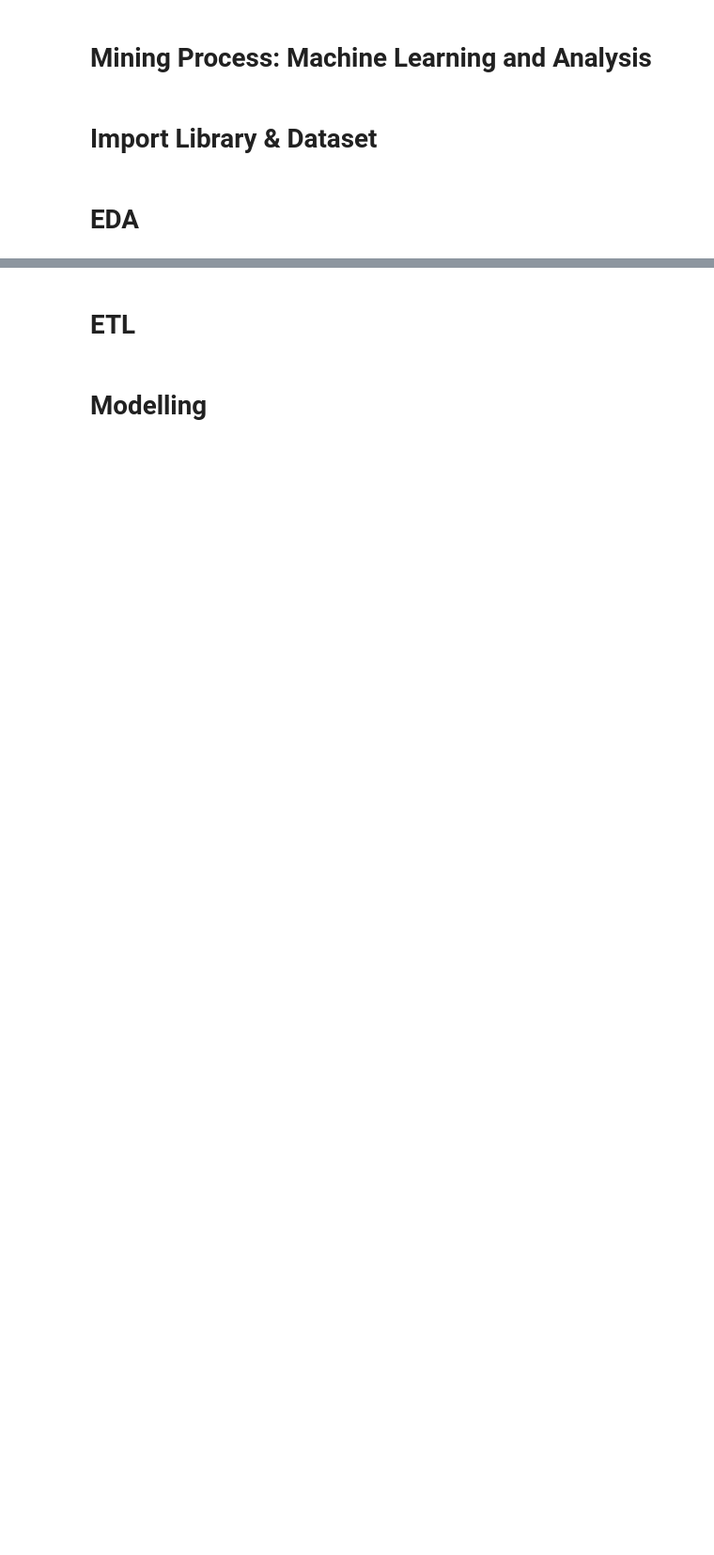
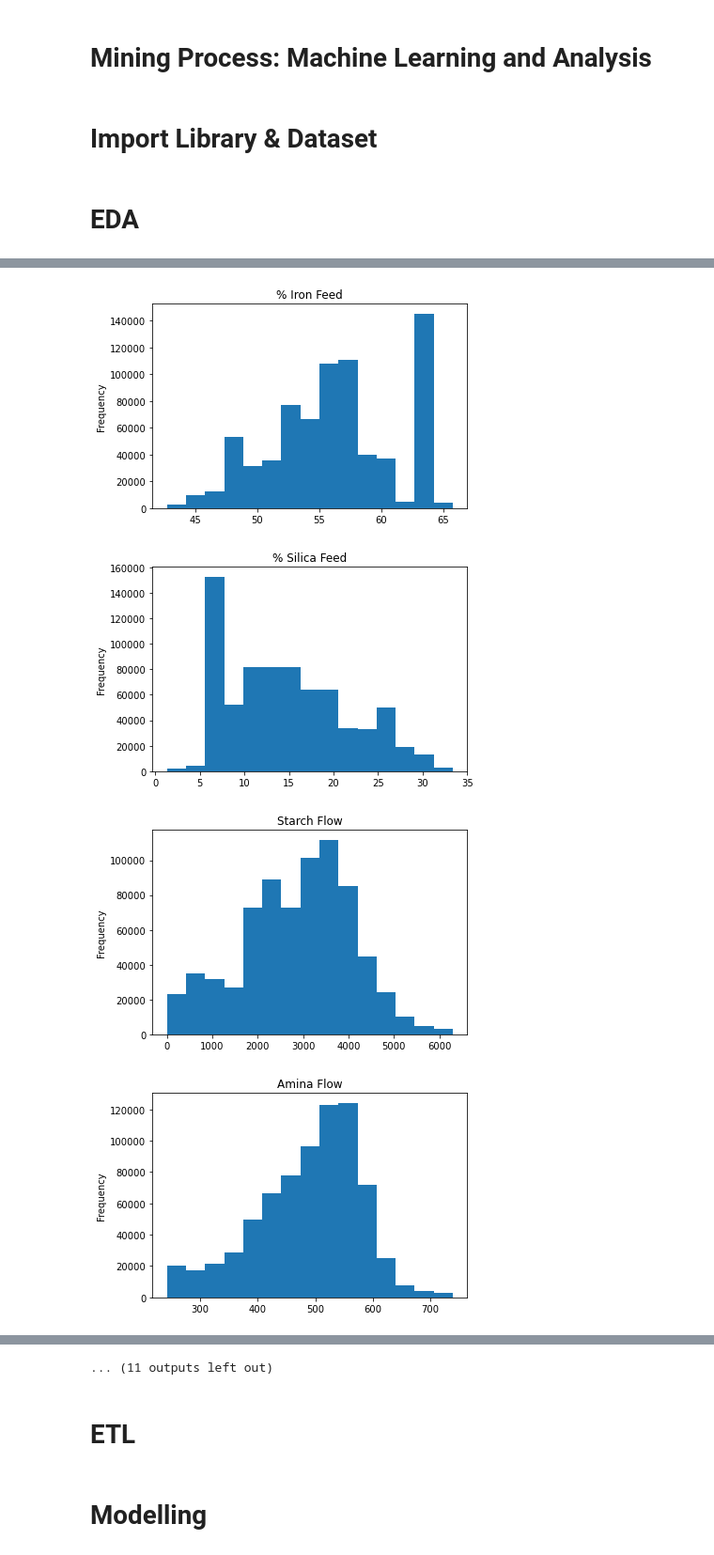
Before and after one commit to willim9313/Mining-Process-Machine-Learning-Case, a Jupyter notebook: mining_eda_ml_nb.ipynb, the cells around one changed output, grey strips where cells are left out. Shown: that part at 94% size. Drawn from its saved outputs; the diff is of its cells as text; code cells hidden in the pictures; blank space fills up the shorter version.

```diff
--- a/mining_eda_ml_nb.ipynb
+++ b/mining_eda_ml_nb.ipynb
@@ -58,0 +84,4 @@ Name: % Iron Feed, Length: 737453, dtype: object
+# %%
+df.drop(columns = {'time_date', 'time_o_clock'}, inplace= True)
+df.drop(columns = {'date'}, inplace= True)
+df.info()
@@ -58,0 +122,9 @@ Name: % Iron Feed, Length: 737453, dtype: object
+# %%
+for item in df.keys():
+    df[item].plot(title = item, kind = 'hist', bins = 15)
+    plt.show()
+# %% [output]
+[figure, added]
+[figure, added]
+[figure, added]
+[figure, added]
@@ -59,3 +139,4 @@ Name: % Iron Feed, Length: 737453, dtype: object
+... (11 outputs left out)
 # %% [markdown]
 # ETL
 # %% [markdown]
```
Also changed, not shown: parts of 18 cells of this notebook.
